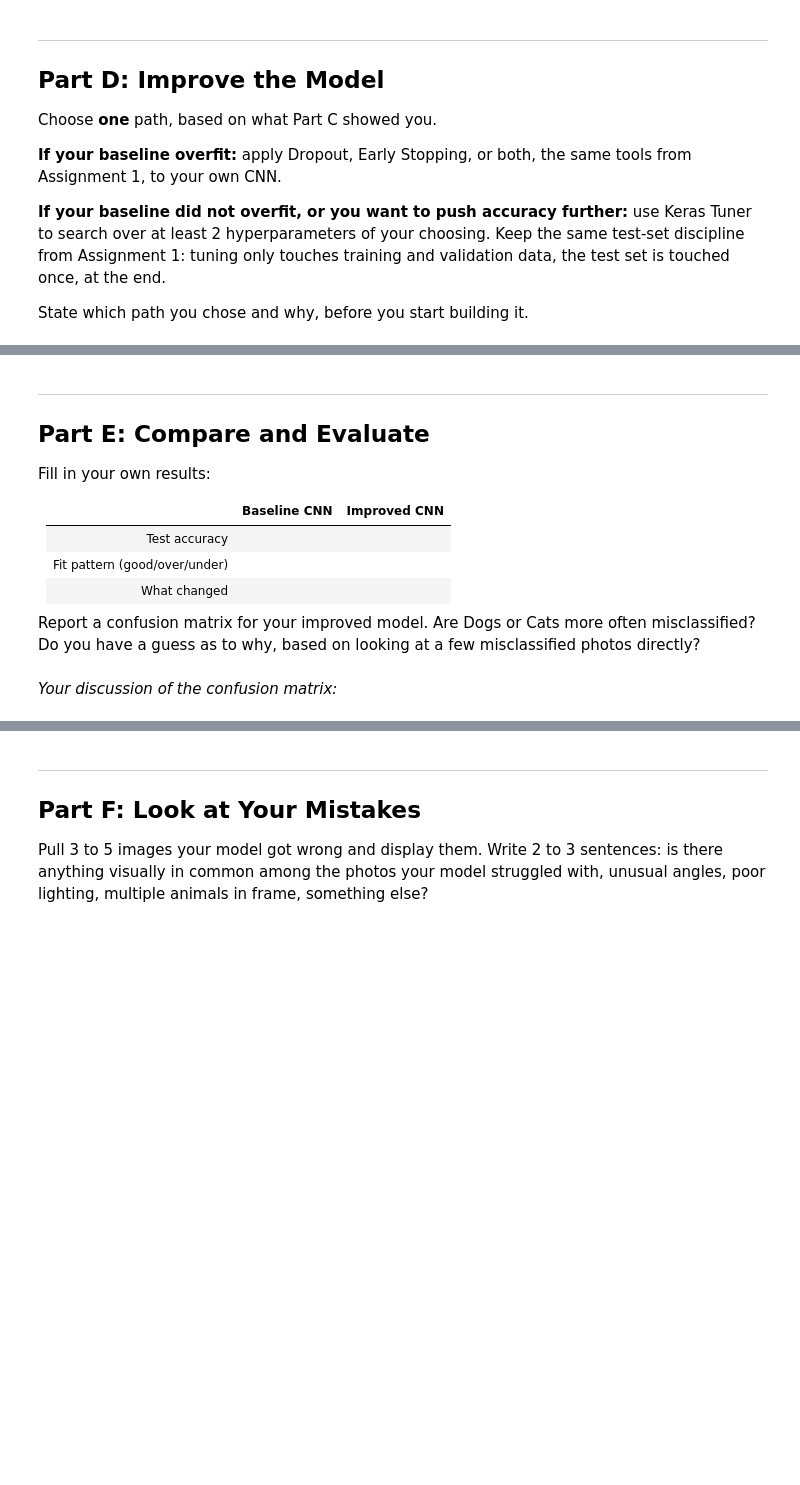
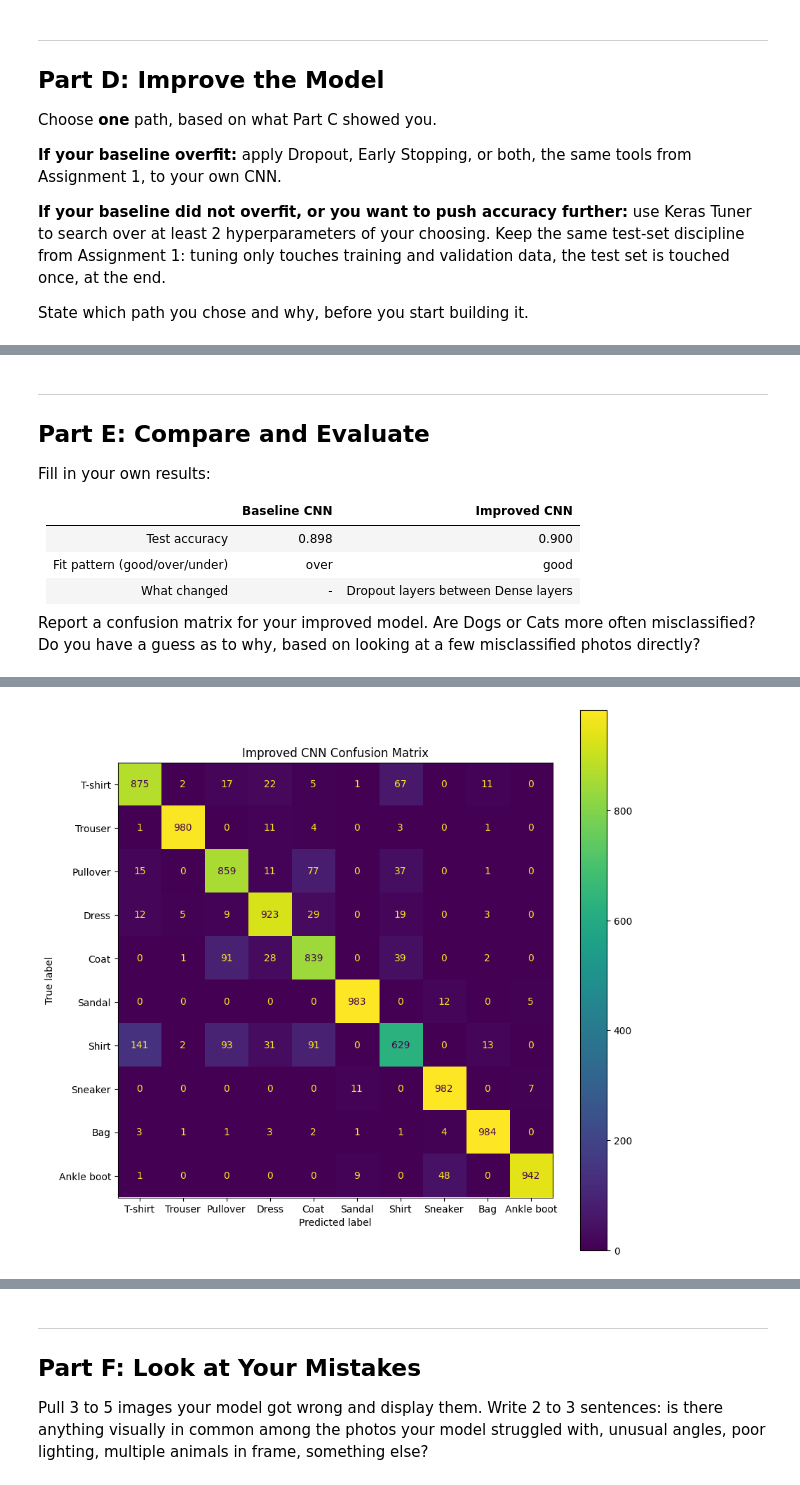
Before and after one commit to berger-chris-projects/IT480-FA26, a Jupyter notebook: Lab2_CNN_PetFinder_Starter.ipynb, the cells around one changed output, grey strips where cells are left out. Cells and saved outputs as stored; diff of their text form; code cells hidden in the pictures; blank space fills up the shorter version.

```diff
--- a/Lab2_CNN_PetFinder_Starter.ipynb
+++ b/Lab2_CNN_PetFinder_Starter.ipynb
@@ -207,8 +255,8 @@ Fill in your own results:
 
 | | Baseline CNN | Improved CNN |
 |---|---|---|
-| Test accuracy | | |
-| Fit pattern (good/over/under) | | |
-| What changed | | |
+| Test accuracy |0.898|0.900|
+| Fit pattern (good/over/under) |over|good|
+| What changed |-|Dropout layers between Dense layers|
 
 Report a confusion matrix for your improved model. Are Dogs or Cats more often misclassified? Do you have a guess as to why, based on looking at a few misclassified photos directly?
@@ -217,2 +263,18 @@ Report a confusion matrix for your improved model. Are Dogs or Cats more often m
-# %% [markdown]
-*Your discussion of the confusion matrix:*
+# %%
+y_prob = nu_model.predict(x_test)
+
+# Predicted class
+y_pred = np.argmax(y_prob, axis=1)
+
+# True class
+y_true = y_test
+
+cm = confusion_matrix(y_true, y_pred)
+
+disp = ConfusionMatrixDisplay(confusion_matrix=cm,display_labels=["T-shirt","Trouser","Pullover","Dress","Coat","Sandal","Shirt","Sneaker","Bag","Ankle boot"])
+
+fig, ax = plt.subplots(figsize=(10, 10))
+disp.plot(ax=ax)
+plt.title("Improved CNN Confusion Matrix")
+plt.show()
+# %% [output]
@@ -218,0 +282 @@ Report a confusion matrix for your improved model. Are Dogs or Cats more often m
+[figure, added]
```
Also changed, not shown: parts of 24 cells of this notebook.
